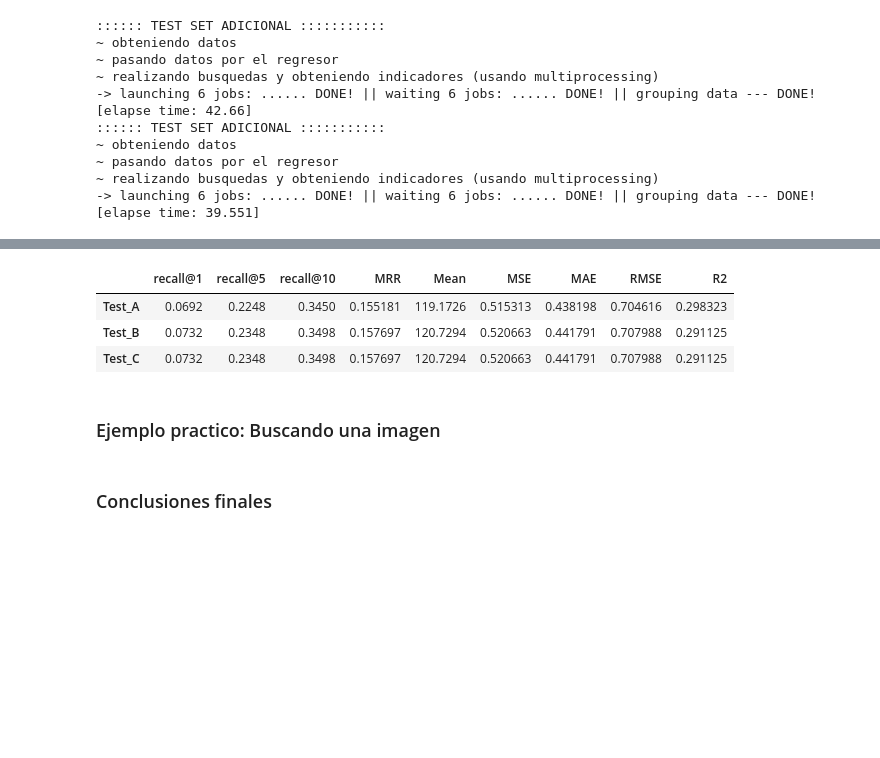
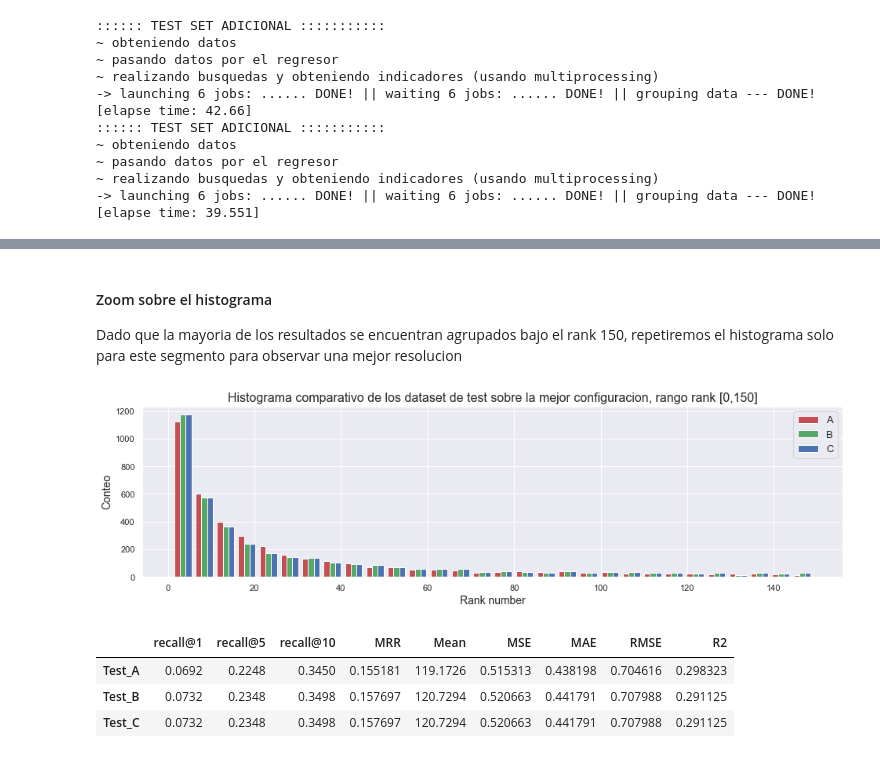
Before and after one commit to frmunozz/ImageSearch, a Jupyter notebook: EntregaFinal.ipynb, the cells around one changed output, grey strips where cells are left out. Drawn from its saved outputs; the diff is of its cells as text; code cells hidden in the pictures; blank space fills up the shorter version.

```diff
--- a/EntregaFinal.ipynb
+++ b/EntregaFinal.ipynb
@@ -464,3 +418,14 @@ _ = plt.title("Histograma comparativo de los 3 dataset de test sobre la mejor co
+# %% [markdown]
+#### Zoom sobre el histograma
+Dado que la mayoria de los resultados se encuentran agrupados bajo el rank 150, repetiremos el histograma solo para este segmento para observar una mejor resolucion
+# %%
+max_rank = 150
+plot_hist_per_test([rank_test_A[rank_test_A < max_rank],
+                    rank_test_B[rank_test_B < max_rank],
+                    rank_test_C[rank_test_C < max_rank]], ["r", "g", "b"], ["A", "B", "C"],
+                   additional="rango rank [0,{}]".format(max_rank))
+# %% [output]
+[figure, added]
 # %%
 index = ['Test_A', 'Test_B','Test_C']
 datos = [datos_test_A, datos_test_B, datos_test_C]
@@ -471,7 +436,3 @@ tabla
 | Test_A | 0.0692 | 0.2248 | 0.3450 | 0.155181 | 119.1726 | 0.515313 | 0.438198 | 0.704616 | 0.298323 |
 | Test_B | 0.0732 | 0.2348 | 0.3498 | 0.157697 | 120.7294 | 0.520663 | 0.441791 | 0.707988 | 0.291125 |
 | Test_C | 0.0732 | 0.2348 | 0.3498 | 0.157697 | 120.7294 | 0.520663 | 0.441791 | 0.707988 | 0.291125 |
-# %% [markdown]
-### Ejemplo practico: Buscando una imagen
-# %% [markdown]
-### Conclusiones finales
```
Also changed, not shown: parts of 14 cells of this notebook, 1 other file.
